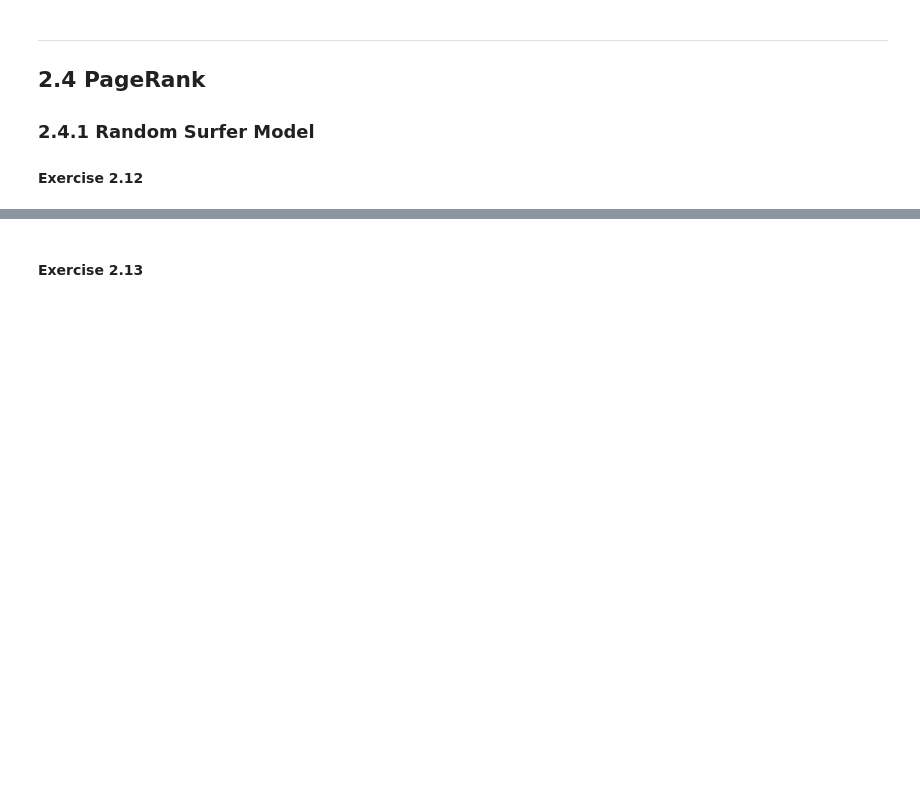
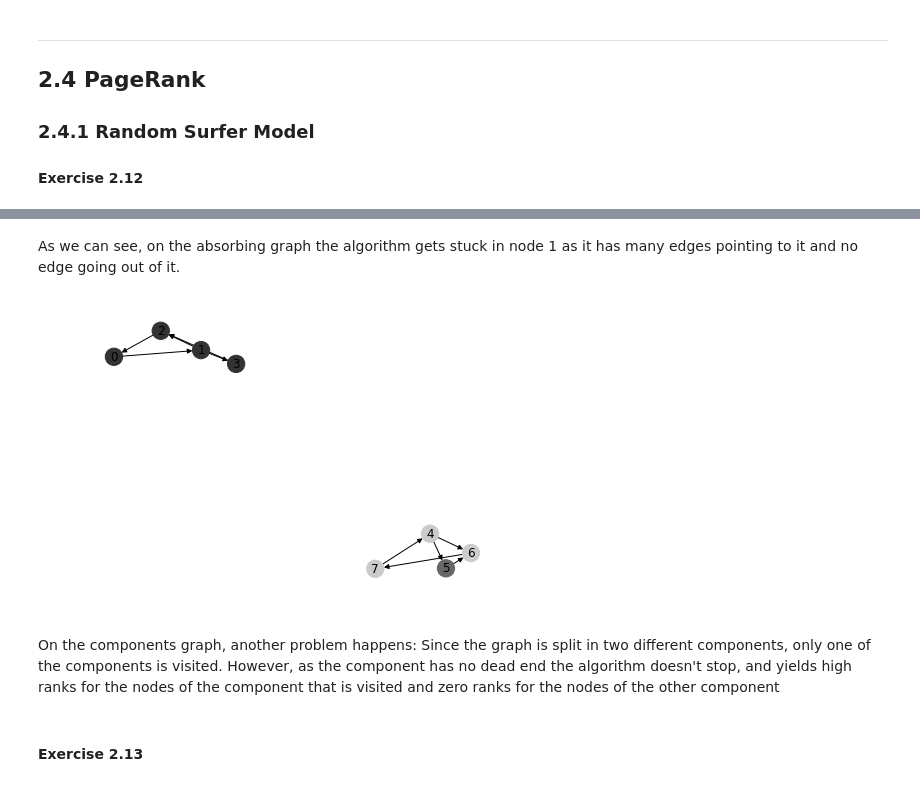
Before and after one commit to simonwicky/Internet-Analytics, a Jupyter notebook: lab02/notebooks/ix-lab2-notebook-part4.ipynb, the cells around one changed output, grey strips where cells are left out. Saved outputs shown, nothing was run; the diff lists cells and outputs as text; code cells hidden in the pictures; blank space fills up the shorter version.

```diff
--- a/lab02/notebooks/ix-lab2-notebook-part4.ipynb
+++ b/lab02/notebooks/ix-lab2-notebook-part4.ipynb
@@ -32,2 +92,12 @@
+# %% [markdown]
+As we can see, on the absorbing graph the algorithm gets stuck in node 1 as it has many edges pointing to it and no edge going out of it.
+# %%
+random_surf(components, 1000)
+colors = rank_colors(components)
+nx.draw(components, arrows = True, with_labels = True, node_color = colors)
+# %% [output]
+[figure, added]
+# %% [markdown]
+On the components graph, another problem happens: Since the graph is split in two different components, only one of the components is visited. However, as the component has no dead end the algorithm doesn't stop, and yields high ranks for the nodes of the component that is visited and zero ranks for the nodes of the other component
 # %% [markdown]
 #### Exercise 2.13
```
Also changed, not shown: parts of 15 cells of this notebook.
